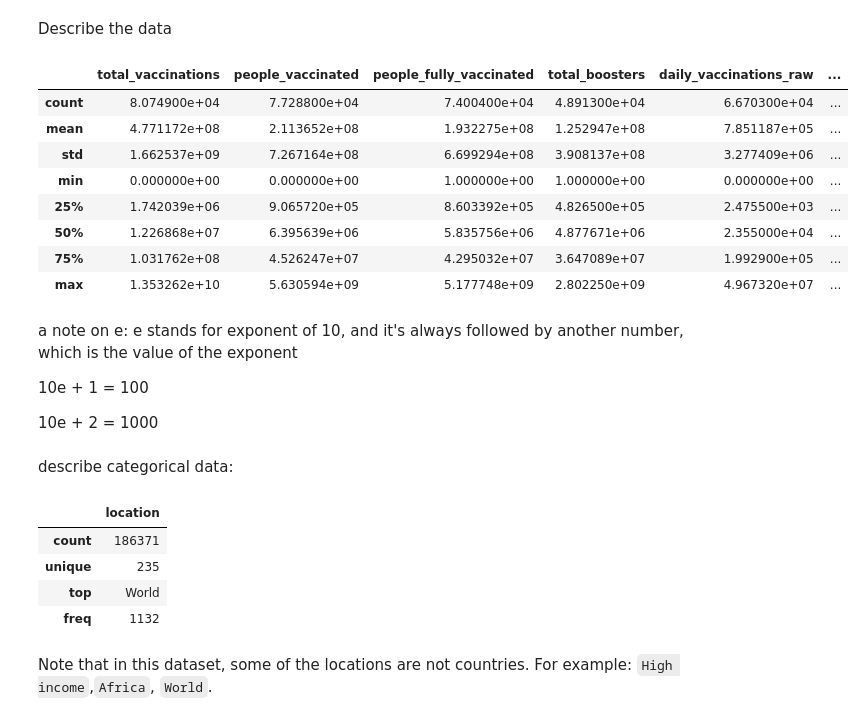
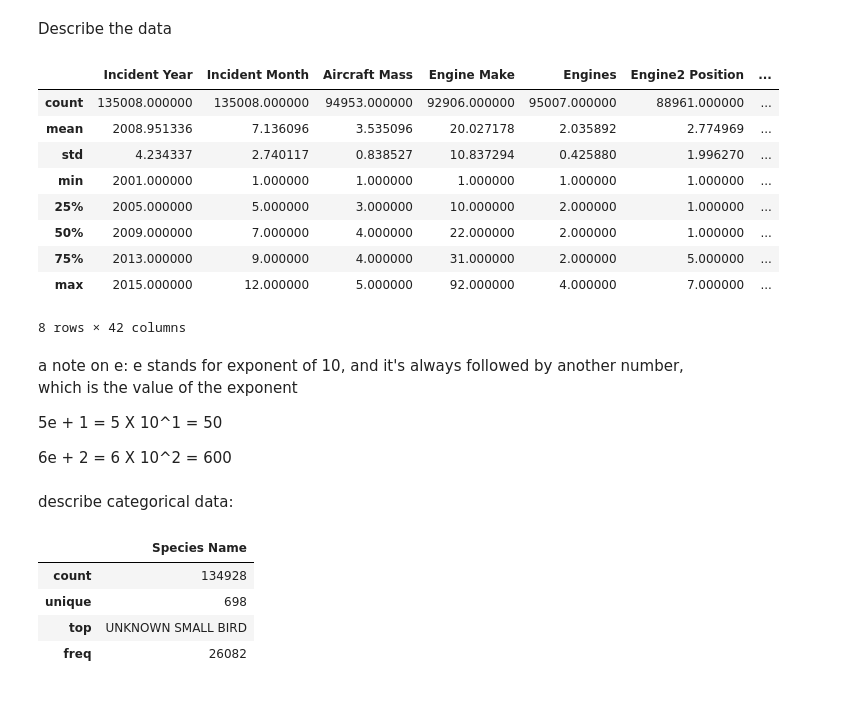
Before and after one commit to nlihin/data-analytics, a Jupyter notebook: unit02_reading and selecting.ipynb, the cells around one changed output. Saved outputs shown, nothing was run; the diff lists cells and outputs as text; code cells hidden in the pictures.

```diff
--- a/unit02_reading and selecting.ipynb
+++ b/unit02_reading and selecting.ipynb
@@ -45,3 +29,3 @@ import pandas as pd
 # %%
-url = 'https://raw.githubusercontent.com/owid/covid-19-data/master/public/data/vaccinations/vaccinations.csv'
-vacc_df = pd.read_csv(url)
+url = 'https://raw.githubusercontent.com/nlihin/data-analytics/main/datasets/aircraft%20wildlife%20strikes.csv'
+strike_df = pd.read_csv(url)
@@ -382,33 +368,32 @@ Note: indexing operators as the ones working on dictionaries, will also work in
 # %% [markdown]
 Describe the data
 # %%
-vacc_df.describe()
+strike_df.describe()
 # %% [output]
-|  | total_vaccinations | people_vaccinated | people_fully_vaccinated | total_boosters | daily_vaccinations_raw | ... |
-| count | 8.074900e+04 | 7.728800e+04 | 7.400400e+04 | 4.891300e+04 | 6.670300e+04 | ... |
-| mean | 4.771172e+08 | 2.113652e+08 | 1.932275e+08 | 1.252947e+08 | 7.851187e+05 | ... |
-| std | 1.662537e+09 | 7.267164e+08 | 6.699294e+08 | 3.908137e+08 | 3.277409e+06 | ... |
-| min | 0.000000e+00 | 0.000000e+00 | 1.000000e+00 | 1.000000e+00 | 0.000000e+00 | ... |
-| 25% | 1.742039e+06 | 9.065720e+05 | 8.603392e+05 | 4.826500e+05 | 2.475500e+03 | ... |
-| 50% | 1.226868e+07 | 6.395639e+06 | 5.835756e+06 | 4.877671e+06 | 2.355000e+04 | ... |
-| 75% | 1.031762e+08 | 4.526247e+07 | 4.295032e+07 | 3.647089e+07 | 1.992900e+05 | ... |
-| max | 1.353262e+10 | 5.630594e+09 | 5.177748e+09 | 2.802250e+09 | 4.967320e+07 | ... |
+|  | Incident Year | Incident Month | Aircraft Mass | Engine Make | Engines | Engine2 Position | ... |
+| count | 135008.000000 | 135008.000000 | 94953.000000 | 92906.000000 | 95007.000000 | 88961.000000 | ... |
+| mean | 2008.951336 | 7.136096 | 3.535096 | 20.027178 | 2.035892 | 2.774969 | ... |
+| std | 4.234337 | 2.740117 | 0.838527 | 10.837294 | 0.425880 | 1.996270 | ... |
+| min | 2001.000000 | 1.000000 | 1.000000 | 1.000000 | 1.000000 | 1.000000 | ... |
+| 25% | 2005.000000 | 5.000000 | 3.000000 | 10.000000 | 2.000000 | 1.000000 | ... |
+| 50% | 2009.000000 | 7.000000 | 4.000000 | 22.000000 | 2.000000 | 1.000000 | ... |
+| 75% | 2013.000000 | 9.000000 | 4.000000 | 31.000000 | 2.000000 | 5.000000 | ... |
+| max | 2015.000000 | 12.000000 | 5.000000 | 92.000000 | 4.000000 | 7.000000 | ... |
+8 rows × 42 columns
 # %% [markdown]
 a note on e: e stands for exponent of 10, and it's always followed by another number, which is the value of the exponent
 
-10e + 1 = 100
+5e + 1 = 5 X 10^1 = 50
 
-10e + 2 = 1000
+6e + 2 = 6 X 10^2 = 600
 # %% [markdown]
 describe categorical data:
-# %%
-vacc_df[['location']].describe()
-# %% [output]
-|  | location |
-| count | 186371 |
-| unique | 235 |
-| top | World |
-| freq | 1132 |
-# %% [markdown]
-Note that in this dataset, some of the locations are not countries. For example: `High income`,`Africa`, `World`.
+# %%
+strike_df[['Species Name']].describe()
+# %% [output]
+|  | Species Name |
+| count | 134928 |
+| unique | 698 |
+| top | UNKNOWN SMALL BIRD |
+| freq | 26082 |
 # %% [markdown]
```
Also changed, not shown: parts of 44 cells of this notebook, 1 other file.
